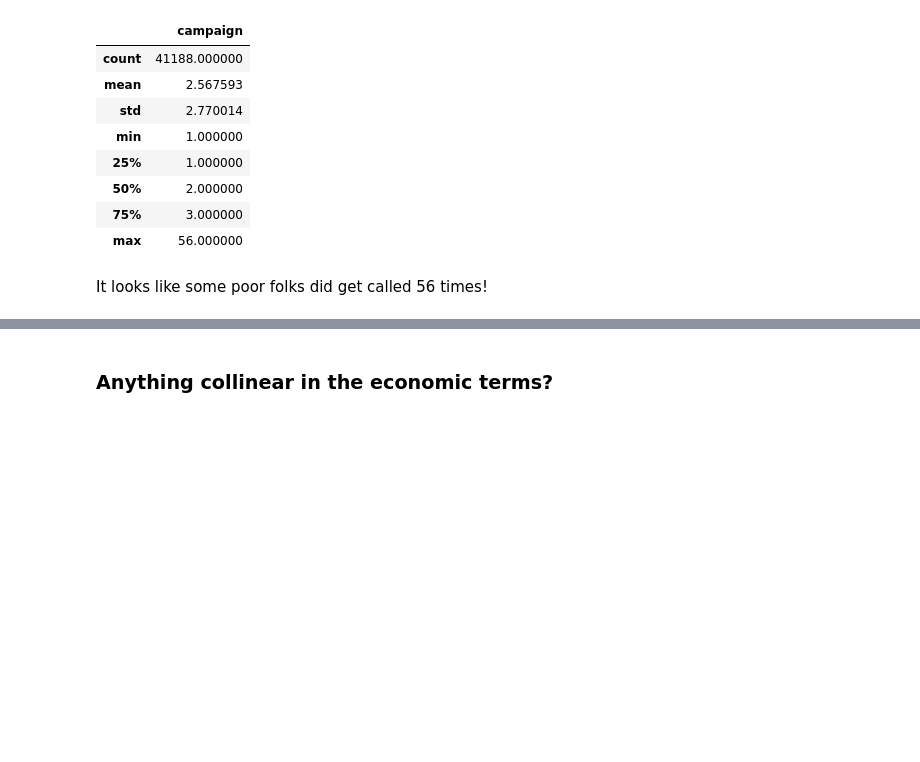
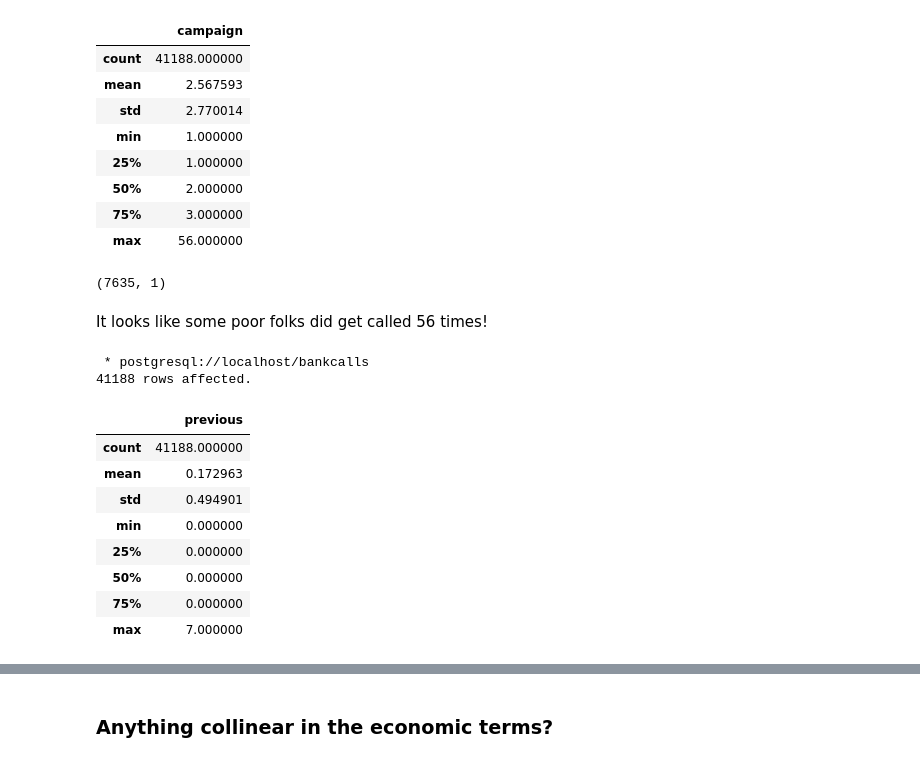
Before and after one commit to j-carson/telemarketing-classification, a Jupyter notebook: src/EDA.ipynb, the cells around one changed output, grey strips where cells are left out. Saved outputs shown, nothing was run; the diff lists cells and outputs as text; code cells hidden in the pictures; blank space fills up the shorter version.

```diff
--- a/src/EDA.ipynb
+++ b/src/EDA.ipynb
@@ -205,5 +209,24 @@ df.describe()
 | 50% | 2.000000 |
 | 75% | 3.000000 |
 | max | 56.000000 |
+# %%
+df.query('campaign >3').shape
+# %% [output]
+(7635, 1)
 # %% [markdown]
 It looks like some poor folks did get called 56 times!
+# %%
+df = %sql select previous from bank_addl;
+df.describe()
+# %% [output]
+ * postgresql://localhost/bankcalls
+41188 rows affected.
+|  | previous |
+| count | 41188.000000 |
+| mean | 0.172963 |
+| std | 0.494901 |
+| min | 0.000000 |
+| 25% | 0.000000 |
+| 50% | 0.000000 |
+| 75% | 0.000000 |
+| max | 7.000000 |
```
Also changed, not shown: parts of 6 cells of this notebook, 1 other file.
